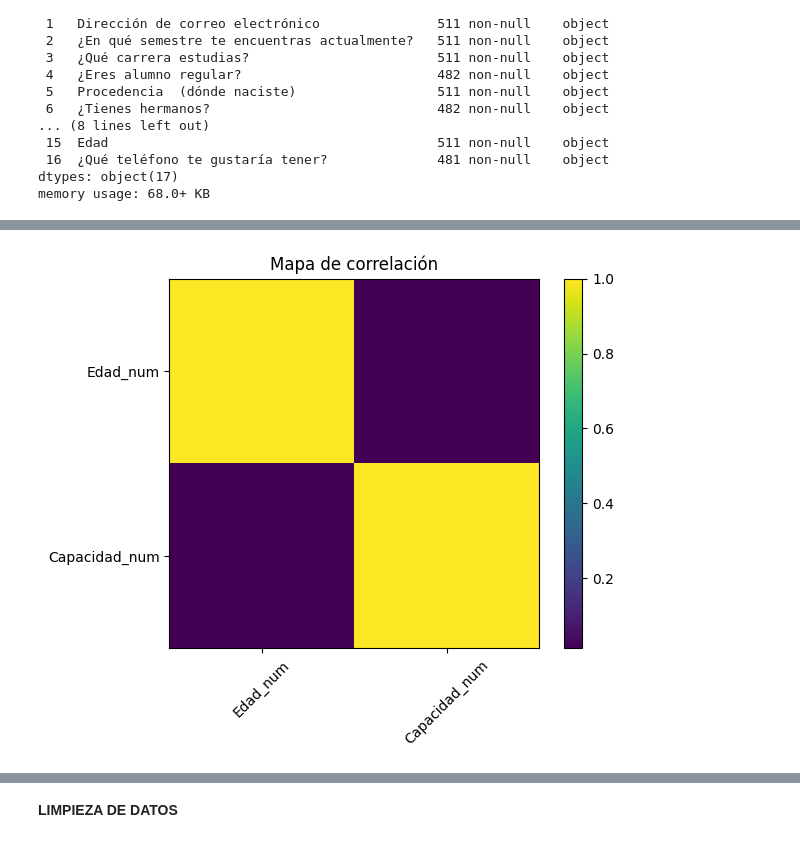
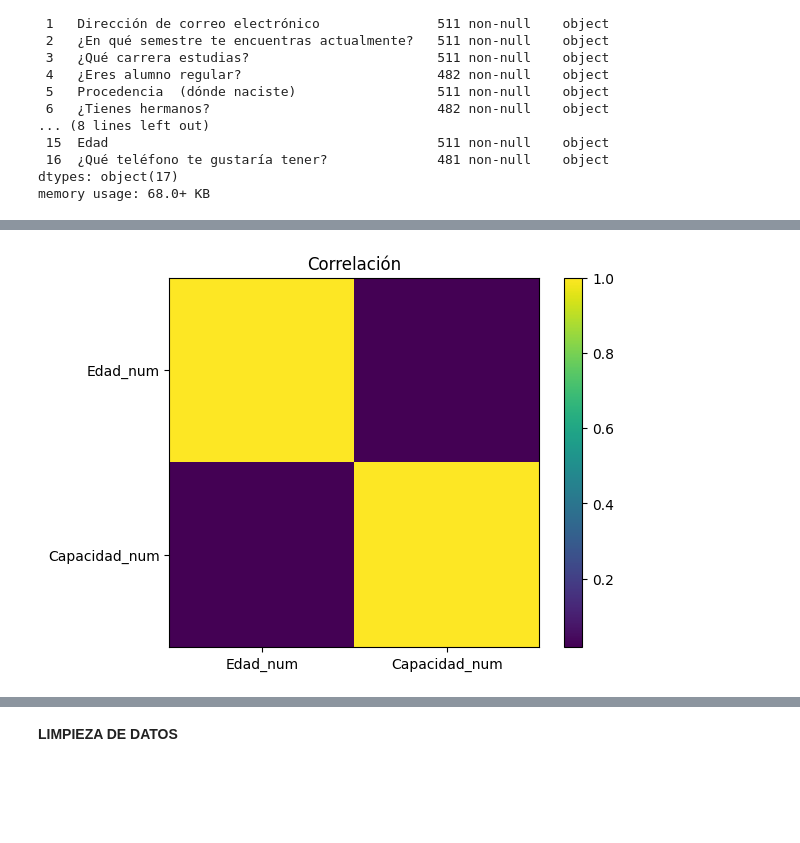
Before and after one commit to diegogh1002/Estadistica, a Jupyter notebook: limpieza.ipynb, the cells around one changed output, grey strips where cells are left out. Saved outputs shown, nothing was run; the diff lists cells and outputs as text; code cells hidden in the pictures; blank space fills up the shorter version.

```diff
--- a/limpieza.ipynb
+++ b/limpieza.ipynb
@@ -82,5 +109,10 @@ pd.DataFrame({
+# %%
+df["Edad_num"] = pd.to_numeric(df["Edad"], errors='coerce')
+
+df["Capacidad_num"] = df["Capacidad del teléfono"].str.extract(r'(\d+)')
+df["Capacidad_num"] = pd.to_numeric(df["Capacidad_num"], errors='coerce')
 # %%
-num_df = df.select_dtypes(include='number')
+num_df = df[["Edad_num","Capacidad_num"]]
 
 estadisticos = pd.DataFrame({
     "Media": num_df.mean(),
@@ -95,7 +127,6 @@ estadisticos = pd.DataFrame({
     "Q2": num_df.quantile(0.5),
     "Q3": num_df.quantile(0.75)
 })
-
 estadisticos
 # %% [output]
 |  | Media | Mediana | Moda | Varianza | DesvStd | Min | Max | Rango | Q1 | Q2 | Q3 |
@@ -131,14 +158,12 @@ cov_matrix
 # %%
 corr = num_df.corr()
 
 plt.figure()
 plt.imshow(corr)
 plt.colorbar()
-
-plt.xticks(range(len(corr.columns)), corr.columns, rotation=45)
+plt.xticks(range(len(corr.columns)), corr.columns)
 plt.yticks(range(len(corr.columns)), corr.columns)
-
-plt.title("Mapa de correlación")
+plt.title("Correlación")
 plt.show()
 # %% [output]
-[figure, old version]
+[figure, new version]
```
Also changed, not shown: parts of 17 cells of this notebook.
